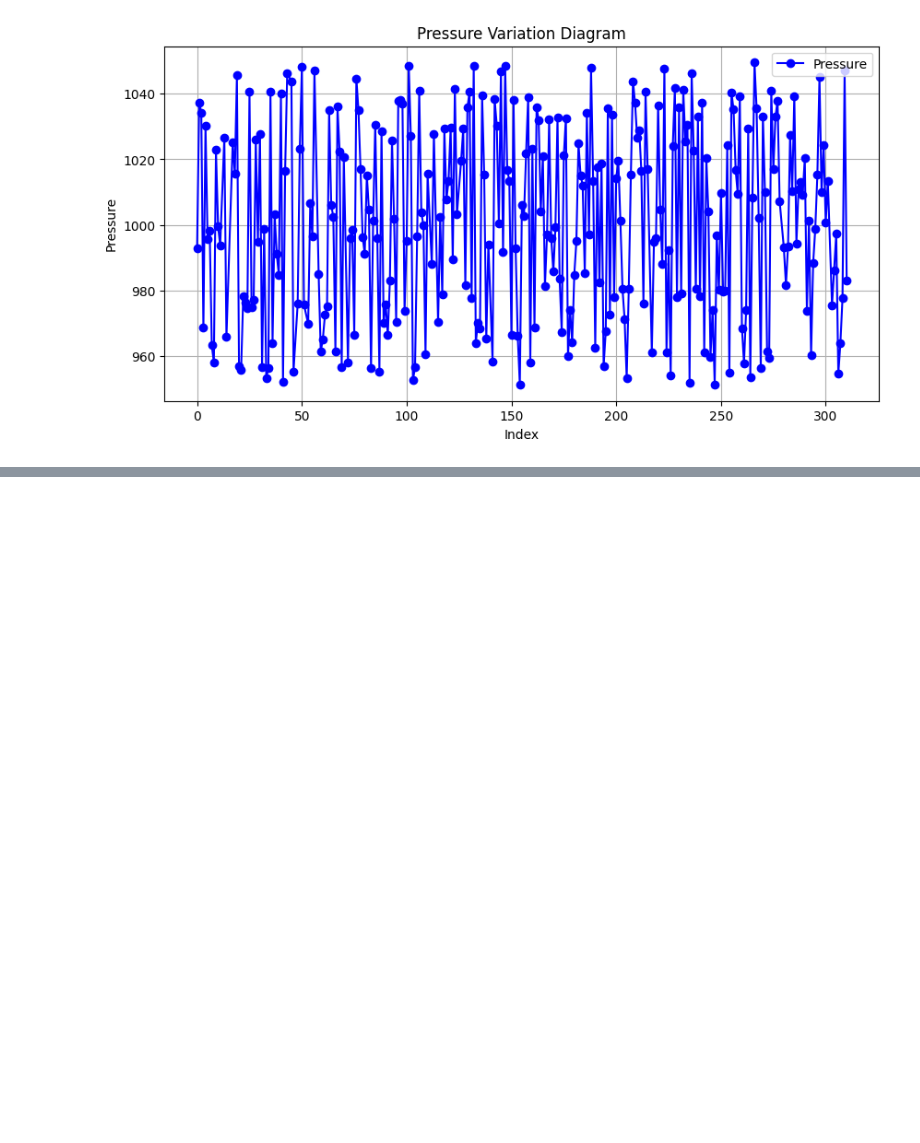
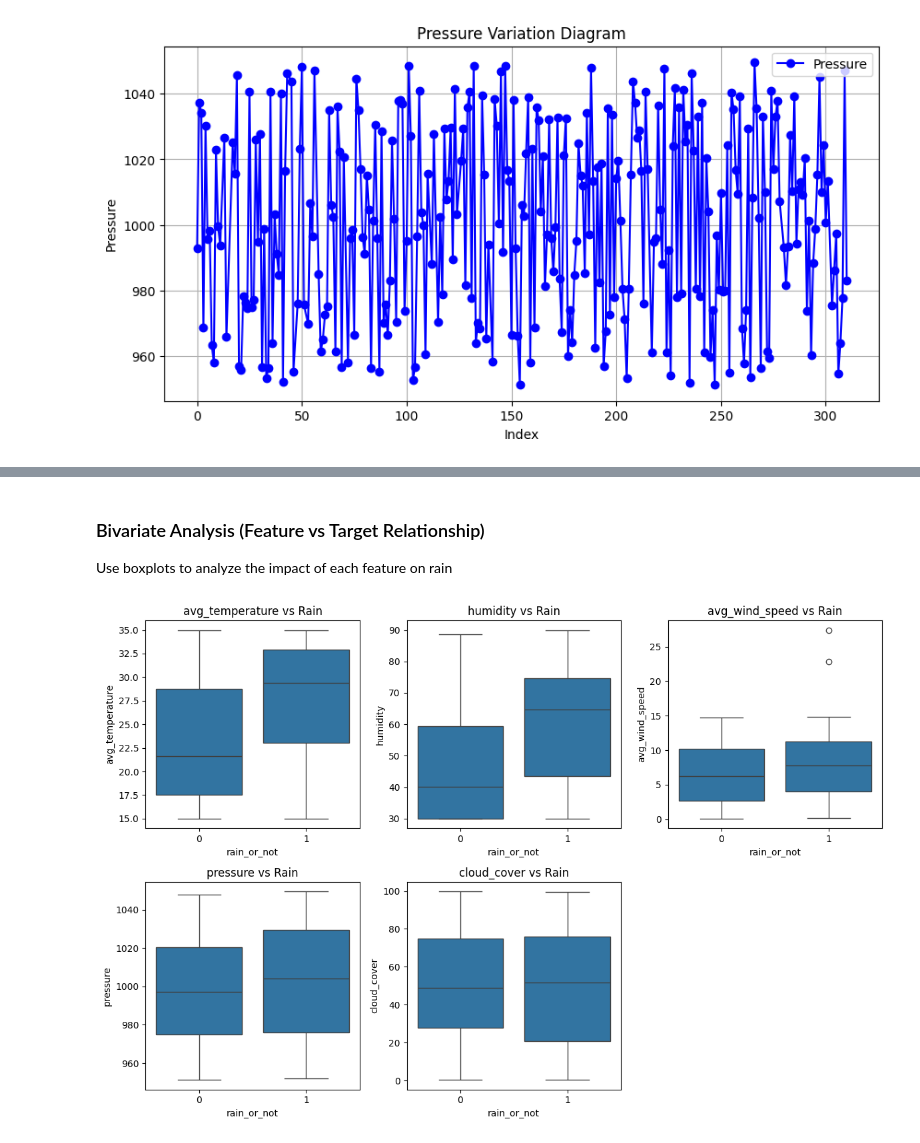
Before and after one commit to Neural-Navigators-CSI/Intellihack_Neural_Navigators_Task01, a Jupyter notebook: test.ipynb, the cells around one changed output, grey strips where cells are left out. Saved outputs shown, nothing was run; the diff lists cells and outputs as text; code cells hidden in the pictures; blank space fills up the shorter version.

```diff
--- a/test.ipynb
+++ b/test.ipynb
@@ -198,11 +177,0 @@ print(df)
-# %%
-features = ["avg_temperature", "humidity", "avg_wind_speed", "pressure"]
-plt.figure(figsize=(12, 8))
-
-for i, feature in enumerate(features, 1):
-    plt.subplot(2, 2, i)
-    sns.boxplot(x=df["rain_or_not"], y=df[feature])
-    plt.title(f"{feature} vs Rain")
-
-plt.tight_layout()
-plt.show()
@@ -263,0 +214,17 @@ plt.show()
+# %% [markdown]
+### Bivariate Analysis (Feature vs Target Relationship)
+
+Use boxplots to analyze the impact of each feature on rain
+# %%
+features = ["avg_temperature", "humidity", "avg_wind_speed", "pressure","cloud_cover"]
+plt.figure(figsize=(12, 8))
+
+for i, feature in enumerate(features, 1):
+    plt.subplot(2, 3, i)
+    sns.boxplot(x=df["rain_or_not"], y=df[feature])
+    plt.title(f"{feature} vs Rain")
+
+plt.tight_layout()
+plt.show()
+# %% [output]
+[figure, added]
```
Also changed, not shown: parts of 43 cells of this notebook.
